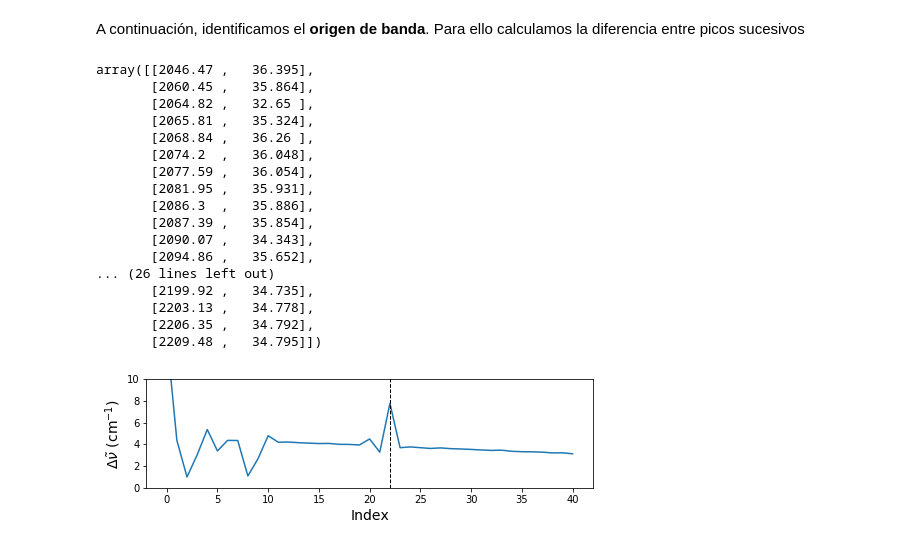
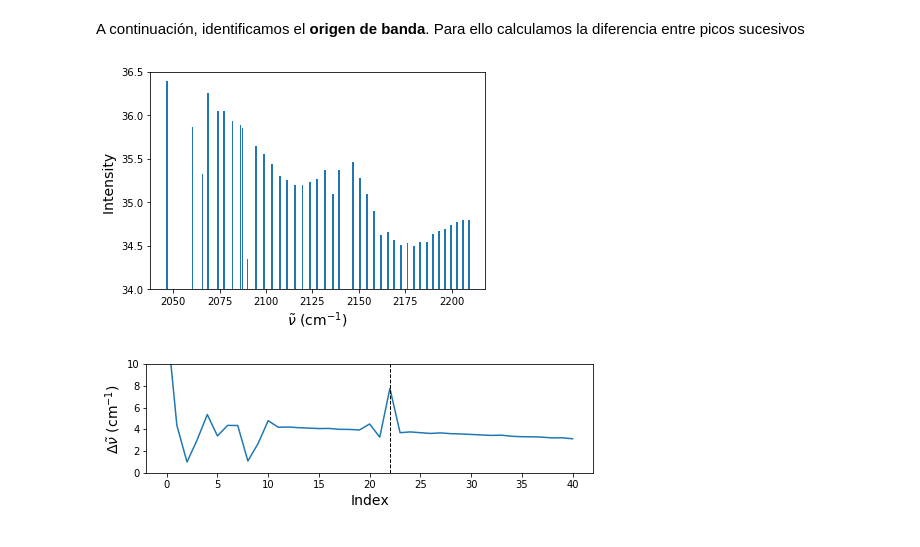
Before and after one commit to imitxelena003/QuimicaFisicaII-Practicas, a Jupyter notebook: quifiII_exp_espectroIR_CO.ipynb, the cells around one changed output. Saved outputs shown, nothing was run; the diff lists cells and outputs as text; code cells hidden in the pictures.

```diff
--- a/quifiII_exp_espectroIR_CO.ipynb
+++ b/quifiII_exp_espectroIR_CO.ipynb
@@ -10,25 +29,14 @@ data = np.loadtxt("co_columns.dat")
 # %% [markdown]
 A continuación, identificamos el **origen de banda**. Para ello calculamos la diferencia entre picos sucesivos
-# %%
-data
-# %% [output]
-array([[2046.47 ,   36.395],
-       [2060.45 ,   35.864],
-       [2064.82 ,   32.65 ],
-       [2065.81 ,   35.324],
-       [2068.84 ,   36.26 ],
-       [2074.2  ,   36.048],
-       [2077.59 ,   36.054],
-       [2081.95 ,   35.931],
-       [2086.3  ,   35.886],
-       [2087.39 ,   35.854],
-       [2090.07 ,   34.343],
-       [2094.86 ,   35.652],
-... (26 lines left out)
-       [2199.92 ,   34.735],
-       [2203.13 ,   34.778],
-       [2206.35 ,   34.792],
-       [2209.48 ,   34.795]])
+# %%
+fig, ax = plt.subplots()
+ax.bar(data[:,0], data[:,1], width=1)
+ax.set_ylim(34, 36.5)
+# ax.axvline(22,0,10, ls='--', c='k', lw=1)
+ax.set_xlabel(r'$\tilde{\nu}$ (cm$^{-1}$) ', fontsize=14)
+_ = ax.set_ylabel(r'Intensity ', fontsize=14)
+# %% [output]
+[figure, added]
 # %%
 fig, ax = plt.subplots(figsize=(8,2))
 ax.plot([data[i,0] - data[i-1,0] for i in range(1,len(data))])
```
Also changed, not shown: parts of 11 cells of this notebook.
